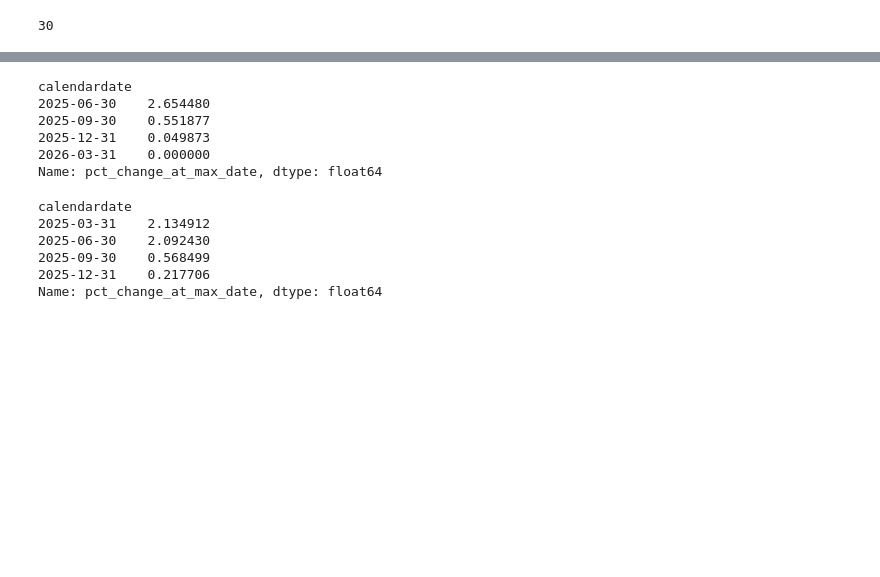
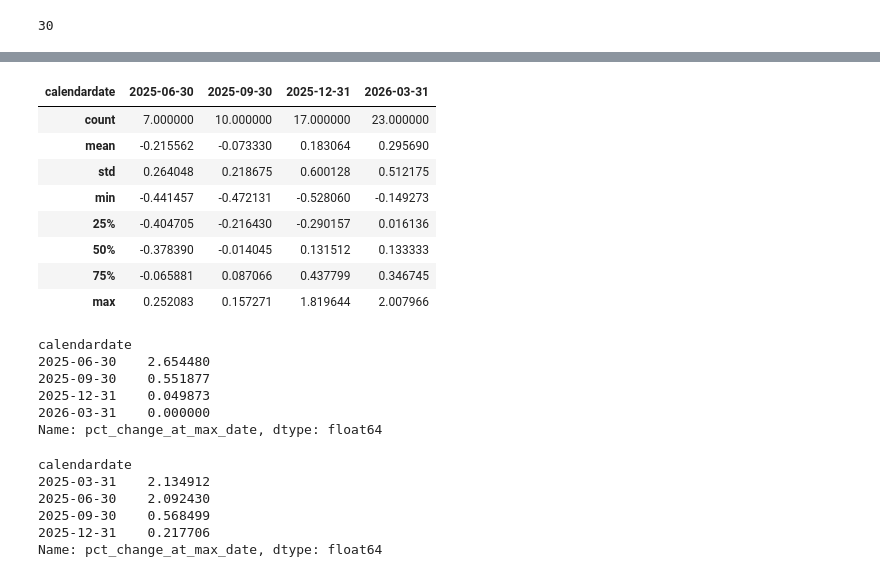
Before and after one commit to thomas-smithh/portfolio-optimisation, a Jupyter notebook: model_inference_pipeline.ipynb, the cells around one changed output, grey strips where cells are left out. Drawn from its saved outputs; the diff is of its cells as text; code cells hidden in the pictures; blank space fills up the shorter version.

```diff
--- a/model_inference_pipeline.ipynb
+++ b/model_inference_pipeline.ipynb
@@ -146,3 +243,17 @@ len(selected_stocks)
+# %%
+inference_performance_to_date[
+    inference_performance_to_date.ticker.isin(selected_stocks)
+].sort_values('pct_change').groupby('calendardate').pct_change_at_max_date.describe().T
+# %% [output]
+| calendardate | 2025-06-30 | 2025-09-30 | 2025-12-31 | 2026-03-31 |
+| count | 7.000000 | 10.000000 | 17.000000 | 23.000000 |
+| mean | -0.215562 | -0.073330 | 0.183064 | 0.295690 |
+| std | 0.264048 | 0.218675 | 0.600128 | 0.512175 |
+| min | -0.441457 | -0.472131 | -0.528060 | -0.149273 |
+| 25% | -0.404705 | -0.216430 | -0.290157 | 0.016136 |
+| 50% | -0.378390 | -0.014045 | 0.131512 | 0.133333 |
+| 75% | -0.065881 | 0.087066 | 0.437799 | 0.346745 |
+| max | 0.252083 | 0.157271 | 1.819644 | 2.007966 |
 # %%
 inference_performance_to_date[
     (inference_performance_to_date.close >= 0.25*inference_performance_to_date.close_max)
```
Also changed, not shown: parts of 16 cells of this notebook, 1 other file.
